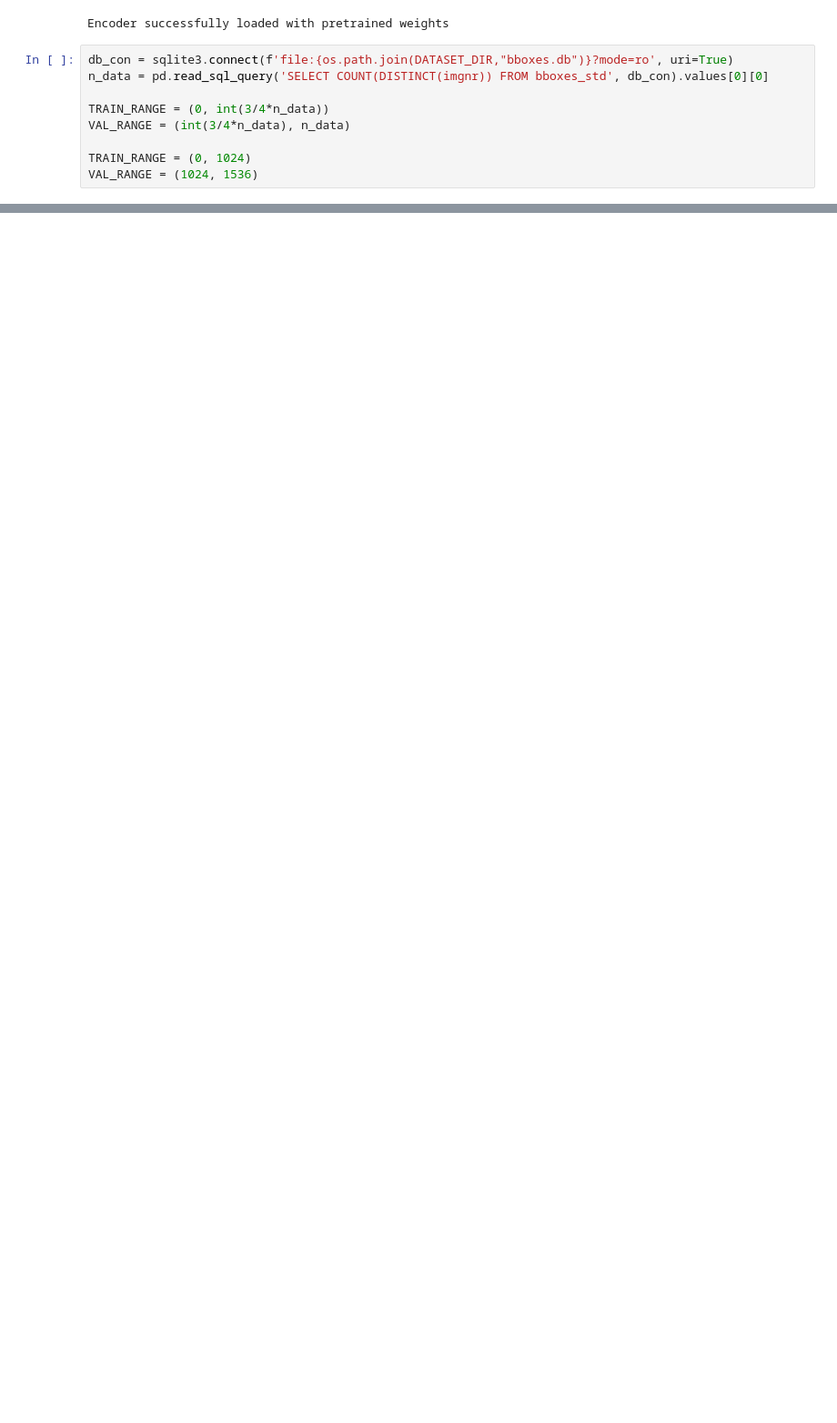
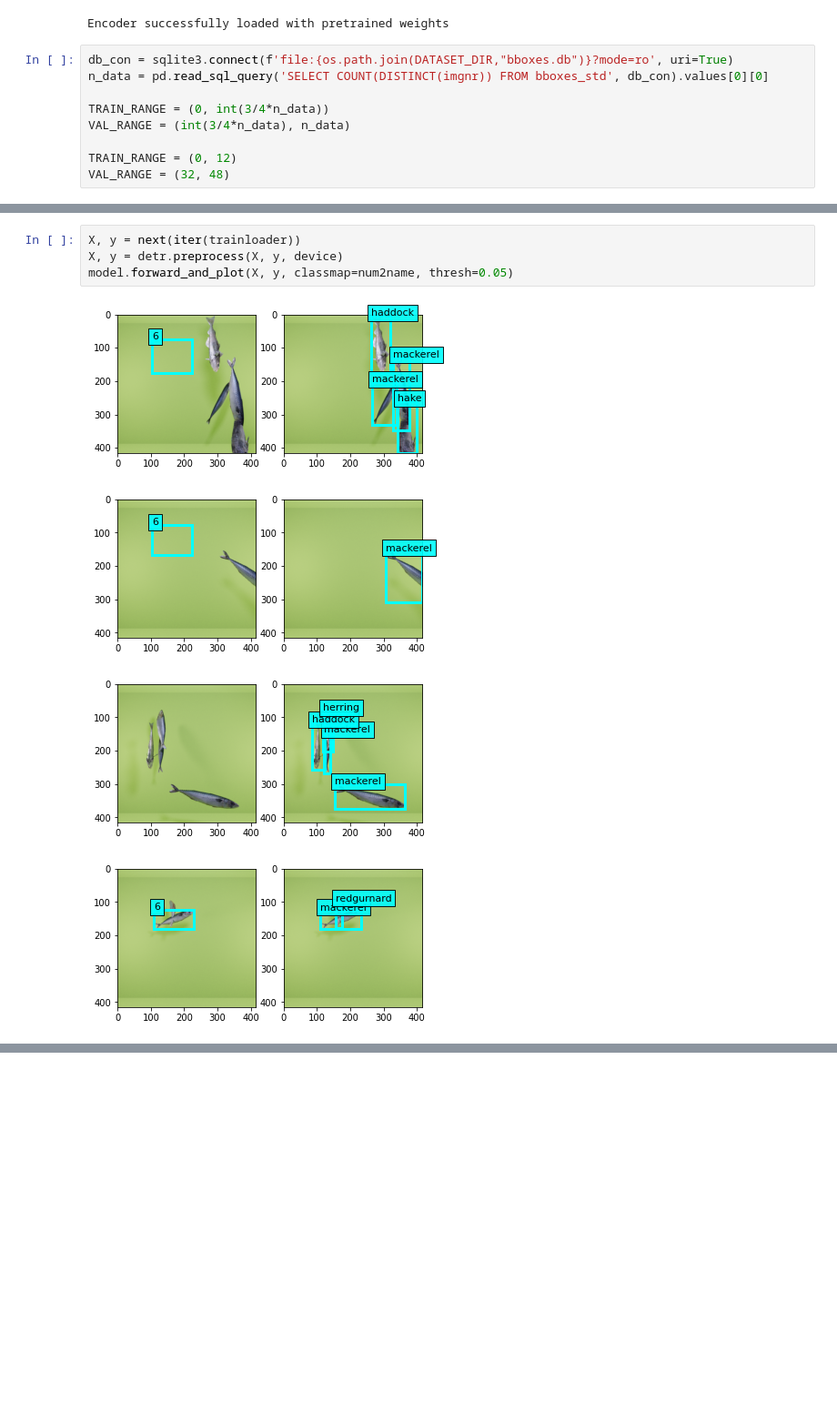
Before and after one commit to Napam/INF399-Master-DeepLearning, a Jupyter notebook: volume/DETRBook-2in1OutTrain.ipynb, the cells around one changed output, grey strips where cells are left out. Shown: that part at 91% size. Cells and saved outputs as stored; diff of their text form; blank space fills up the shorter version.

```diff
--- a/volume/DETRBook-2in1OutTrain.ipynb
+++ b/volume/DETRBook-2in1OutTrain.ipynb
@@ -205,6 +189,6 @@ n_data = pd.read_sql_query('SELECT COUNT(DISTINCT(imgnr)) FROM bboxes_std', db_c
 TRAIN_RANGE = (0, int(3/4*n_data))
 VAL_RANGE = (int(3/4*n_data), n_data)
 
-TRAIN_RANGE = (0, 1024)
-VAL_RANGE = (1024, 1536)
+TRAIN_RANGE = (0, 12)
+VAL_RANGE = (32, 48)
 # %%
@@ -244,0 +233,9 @@ train_model(
+# %%
+X, y = next(iter(trainloader))
+X, y = detr.preprocess(X, y, device)
+model.forward_and_plot(X, y, classmap=num2name, thresh=0.05)
+# %% [output]
+[figure, added]
+[figure, added]
+[figure, added]
+[figure, added]
```
Also changed, not shown: parts of 7 cells of this notebook, 4 other files.
